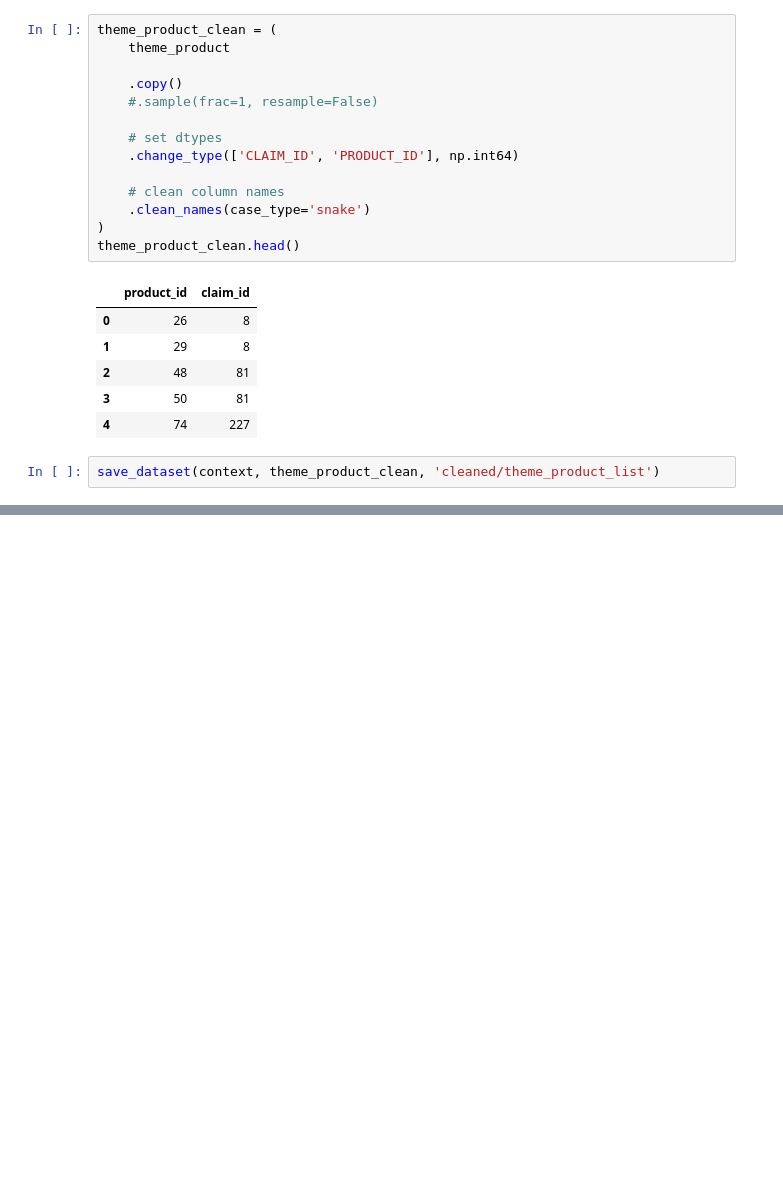
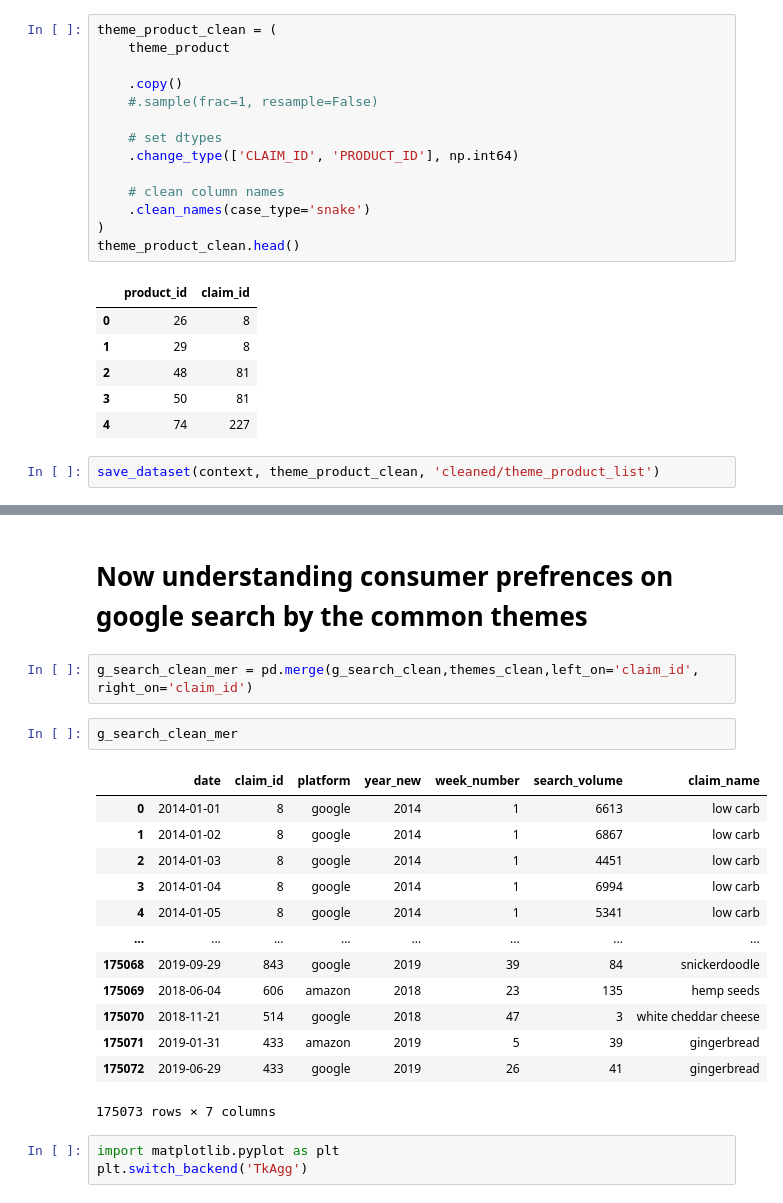
Before and after one commit to AnilKumarPappu/Case_study, a Jupyter notebook: notebooks/dev/Priyank/02_data_cleaning.ipynb, the cells around one changed output, grey strips where cells are left out. Saved outputs shown, nothing was run; the diff lists cells and outputs as text; blank space fills up the shorter version.

```diff
--- a/notebooks/dev/Priyank/02_data_cleaning.ipynb
+++ b/notebooks/dev/Priyank/02_data_cleaning.ipynb
@@ -427,0 +443,23 @@ save_dataset(context, theme_product_clean, 'cleaned/theme_product_list')
+# %% [markdown]
+# Now understanding consumer prefrences on google search by the common themes
+# %%
+g_search_clean_mer = pd.merge(g_search_clean,themes_clean,left_on='claim_id', right_on='claim_id')
+# %%
+g_search_clean_mer
+# %% [output]
+|  | date | claim_id | platform | year_new | week_number | search_volume | claim_name |
+| 0 | 2014-01-01 | 8 | google | 2014 | 1 | 6613 | low carb |
+| 1 | 2014-01-02 | 8 | google | 2014 | 1 | 6867 | low carb |
+| 2 | 2014-01-03 | 8 | google | 2014 | 1 | 4451 | low carb |
+| 3 | 2014-01-04 | 8 | google | 2014 | 1 | 6994 | low carb |
+| 4 | 2014-01-05 | 8 | google | 2014 | 1 | 5341 | low carb |
+| ... | ... | ... | ... | ... | ... | ... | ... |
+| 175068 | 2019-09-29 | 843 | google | 2019 | 39 | 84 | snickerdoodle |
+| 175069 | 2018-06-04 | 606 | amazon | 2018 | 23 | 135 | hemp seeds |
+| 175070 | 2018-11-21 | 514 | google | 2018 | 47 | 3 | white cheddar cheese |
+| 175071 | 2019-01-31 | 433 | amazon | 2019 | 5 | 39 | gingerbread |
+| 175072 | 2019-06-29 | 433 | google | 2019 | 26 | 41 | gingerbread |
+175073 rows × 7 columns
+# %%
+import matplotlib.pyplot as plt
+plt.switch_backend('TkAgg')
```
Also changed, not shown: parts of 24 cells of this notebook, 5 other files.
